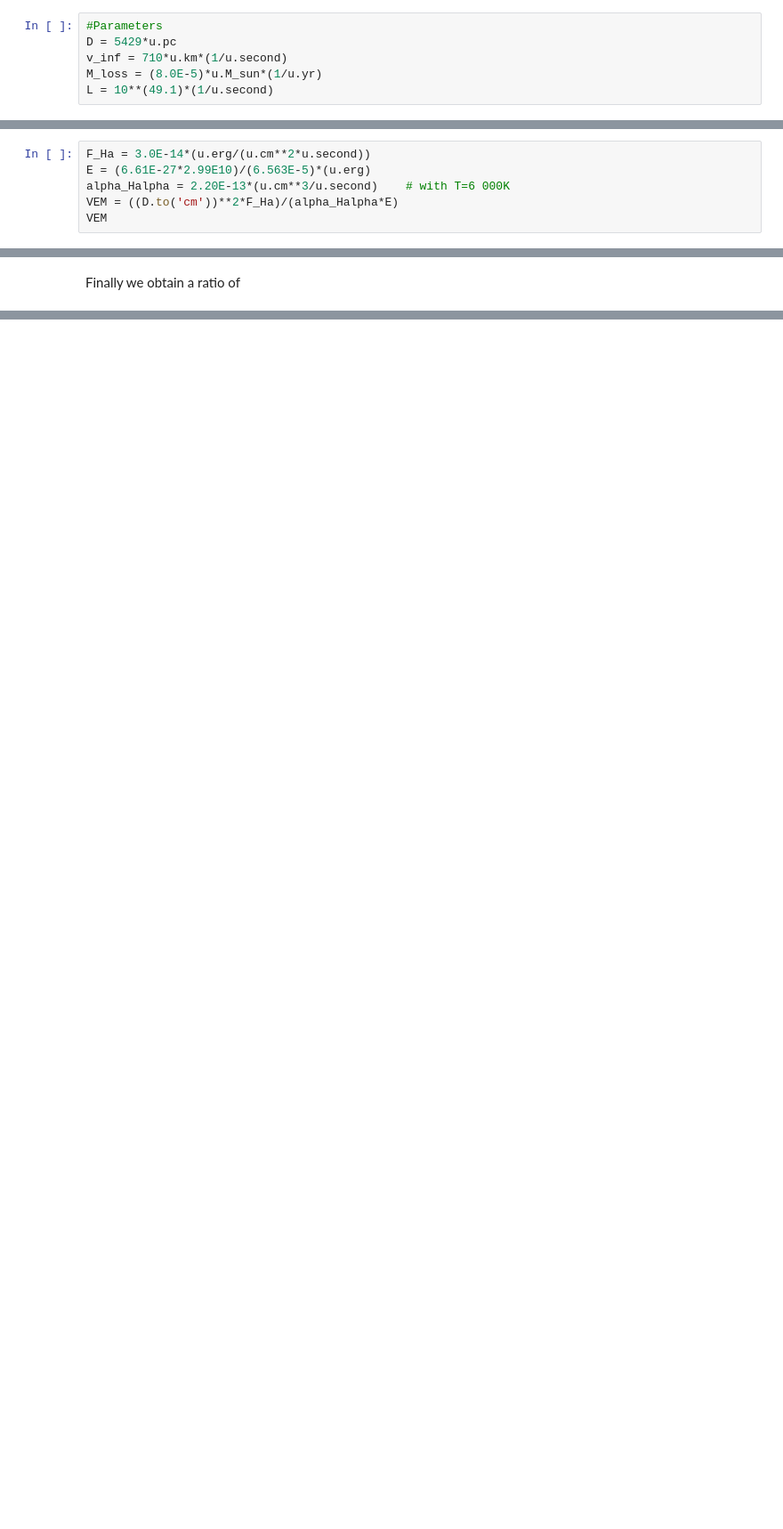
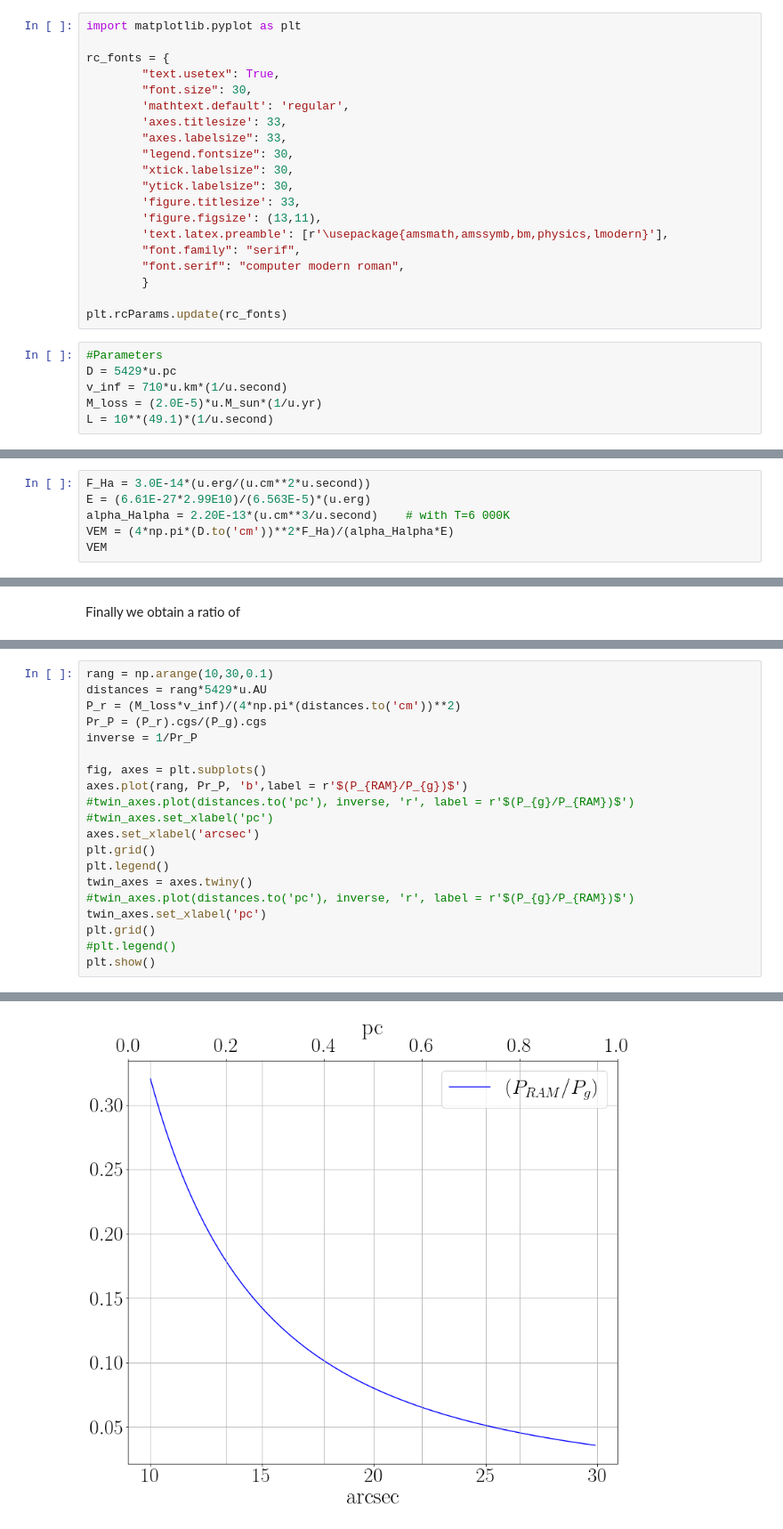
Before and after one commit to will-henney/globule-seminario, a Jupyter notebook: roberto-notebooks/parameters for the globules in M1-67.ipynb, the cells around one changed output, grey strips where cells are left out. Shown at 89% size. Saved outputs shown, nothing was run; the diff lists cells and outputs as text; blank space fills up the shorter version.

```diff
--- a/roberto-notebooks/parameters for the globules in M1-67.ipynb
+++ b/roberto-notebooks/parameters for the globules in M1-67.ipynb
@@ -11,11 +11,31 @@ from astropy.coordinates import SkyCoord #import astropy
 import astropy.units as u #import the units
 from astropy.coordinates import SkyCoord #coordinates from astropy
 from astropy import constants as const #constants
+# %%
+import matplotlib.pyplot as plt
+
+rc_fonts = {
+        "text.usetex": True,
+        "font.size": 30,
+        'mathtext.default': 'regular',
+        'axes.titlesize': 33,
+        "axes.labelsize": 33,
+        "legend.fontsize": 30,
+        "xtick.labelsize": 30,
+        "ytick.labelsize": 30,
+        'figure.titlesize': 33,
+        'figure.figsize': (13,11),
+        'text.latex.preamble': [r'\usepackage{amsmath,amssymb,bm,physics,lmodern}'],
+        "font.family": "serif",
+        "font.serif": "computer modern roman",
+        }
+
+plt.rcParams.update(rc_fonts)
 # %%
 #Parameters
 D = 5429*u.pc
 v_inf = 710*u.km*(1/u.second)
-M_loss = (8.0E-5)*u.M_sun*(1/u.yr)
+M_loss = (2.0E-5)*u.M_sun*(1/u.yr)
 L = 10**(49.1)*(1/u.second)
 # %%
 L
@@ -44,6 +64,6 @@ $$\Rightarrow n_0=\sqrt{\frac{VEM}{\pi\xi_0 r_0^3}}$$
 F_Ha = 3.0E-14*(u.erg/(u.cm**2*u.second))
 E = (6.61E-27*2.99E10)/(6.563E-5)*(u.erg)
 alpha_Halpha = 2.20E-13*(u.cm**3/u.second)    # with T=6 000K
-VEM = ((D.to('cm'))**2*F_Ha)/(alpha_Halpha*E)
+VEM = (4*np.pi*(D.to('cm'))**2*F_Ha)/(alpha_Halpha*E)
 VEM
 # %% [output]
@@ -122,0 +153,21 @@ $0.22025006 \; \mathrm{}$
+# %%
+rang = np.arange(10,30,0.1)
+distances = rang*5429*u.AU
+P_r = (M_loss*v_inf)/(4*np.pi*(distances.to('cm'))**2)
+Pr_P = (P_r).cgs/(P_g).cgs
+inverse = 1/Pr_P
+
+fig, axes = plt.subplots()
+axes.plot(rang, Pr_P, 'b',label = r'$(P_{RAM}/P_{g})$')
+#twin_axes.plot(distances.to('pc'), inverse, 'r', label = r'$(P_{g}/P_{RAM})$')
+#twin_axes.set_xlabel('pc')
+axes.set_xlabel('arcsec')
+plt.grid()
+plt.legend()
+twin_axes = axes.twiny()
+#twin_axes.plot(distances.to('pc'), inverse, 'r', label = r'$(P_{g}/P_{RAM})$')
+twin_axes.set_xlabel('pc')
+plt.grid()
+#plt.legend()
+plt.show()
+# %% [output]
@@ -122,0 +175 @@ $0.22025006 \; \mathrm{}$
+[figure, added]
```
Also changed, not shown: parts of 14 cells of this notebook.
